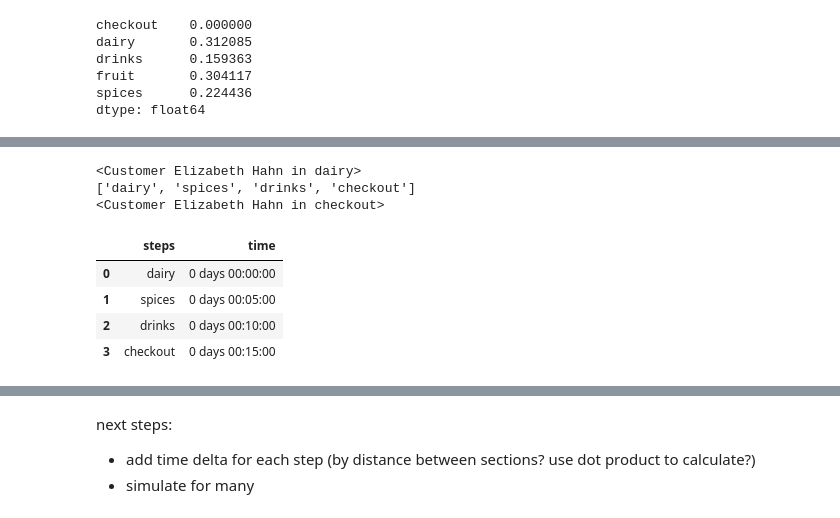
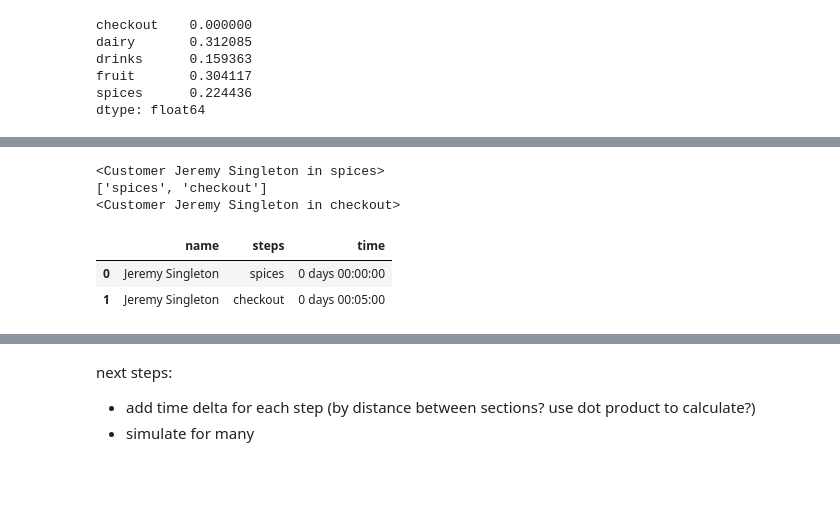
Before and after one commit to the-Hull/p045_spiced_projects, a Jupyter notebook: 08_week/02_project/02_mc_sim_classes.ipynb, the cells around one changed output, grey strips where cells are left out. Cells and saved outputs as stored; diff of their text form; code cells hidden in the pictures; blank space fills up the shorter version.

```diff
--- a/08_week/02_project/02_mc_sim_classes.ipynb
+++ b/08_week/02_project/02_mc_sim_classes.ipynb
@@ -82,29 +82,27 @@ class Customer:
         while self.is_active():
             self.next_state()
 
-    def get_time(self):
+    def get_behavior(self):
         assert isinstance(self.deltat, pd._libs.tslibs.timedeltas.Timedelta), 'Need a time delta'
         if not self.is_active():
-            timedf = pd.DataFrame({'steps' : self.steps, 'time' : [self.deltat * v for v in range(len(self.steps))]})
+            timedf = pd.DataFrame({'name' : self.name, 'steps' : self.steps, 'time' : [self.deltat * v for v in range(len(self.steps))]})
             return timedf
         else:
             return None
 # %%
 c1 = Customer(transition_matrix=trans,
         initial_state_probabilities=initial_condition,
         deltat=pd.Timedelta(5, 'minutes'))
 print(c1)
 
 c1.sim()
 print(c1.steps)
 print(c1)
-c1.get_time()
+c1.get_behavior()
 # %% [output]
-<Customer Elizabeth Hahn in dairy>
-['dairy', 'spices', 'drinks', 'checkout']
-<Customer Elizabeth Hahn in checkout>
+<Customer Jeremy Singleton in spices>
+['spices', 'checkout']
+<Customer Jeremy Singleton in checkout>
-|  | steps | time |
-| 0 | dairy | 0 days 00:00:00 |
-| 1 | spices | 0 days 00:05:00 |
-| 2 | drinks | 0 days 00:10:00 |
-| 3 | checkout | 0 days 00:15:00 |
+|  | name | steps | time |
+| 0 | Jeremy Singleton | spices | 0 days 00:00:00 |
+| 1 | Jeremy Singleton | checkout | 0 days 00:05:00 |
```
Also changed, not shown: parts of 13 cells of this notebook, 1 other file.
